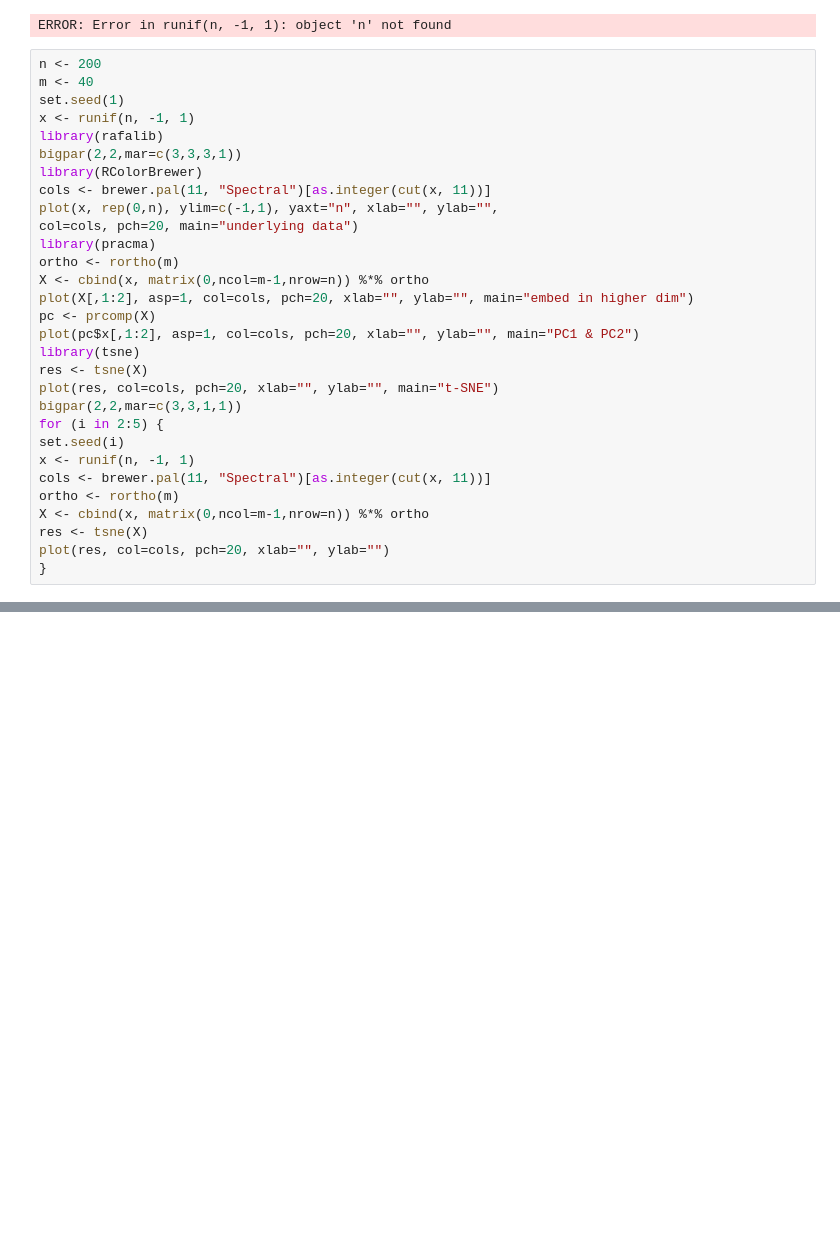
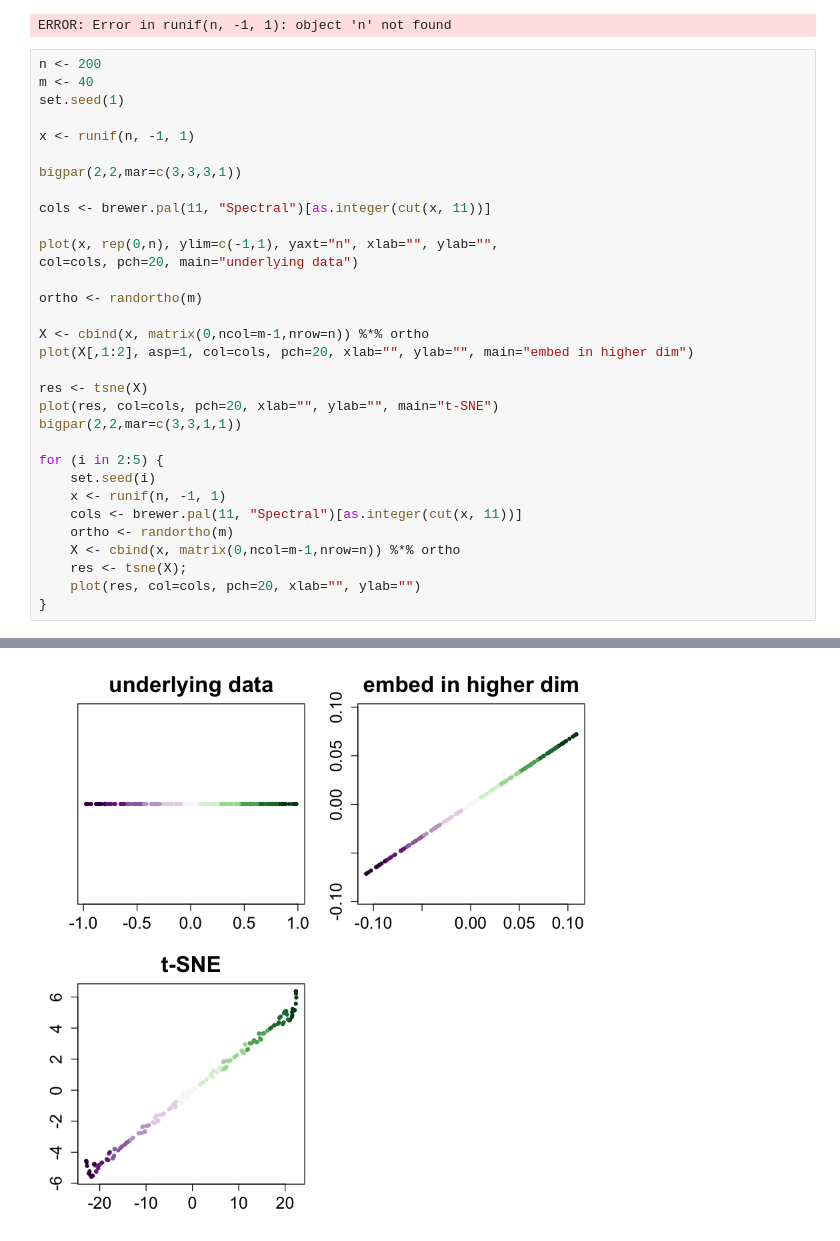
Before and after one commit to trallard/BAD_days, a Jupyter notebook: Day2/BAD_DAY2/dimensionality ReductionR.ipynb, the cells around one changed output, grey strips where cells are left out. Cells and saved outputs as stored; diff of their text form; blank space fills up the shorter version.

```diff
--- a/Day2/BAD_DAY2/dimensionality ReductionR.ipynb
+++ b/Day2/BAD_DAY2/dimensionality ReductionR.ipynb
@@ -390,29 +392,32 @@ ERROR: Error in runif(n, -1, 1): object 'n' not found
 n <- 200
 m <- 40
 set.seed(1)
+
 x <- runif(n, -1, 1)
-library(rafalib)
+
 bigpar(2,2,mar=c(3,3,3,1))
-library(RColorBrewer)
+
 cols <- brewer.pal(11, "Spectral")[as.integer(cut(x, 11))]
+
 plot(x, rep(0,n), ylim=c(-1,1), yaxt="n", xlab="", ylab="",
 col=cols, pch=20, main="underlying data")
-library(pracma)
-ortho <- rortho(m)
+
+ortho <- randortho(m)
+
 X <- cbind(x, matrix(0,ncol=m-1,nrow=n)) %*% ortho
 plot(X[,1:2], asp=1, col=cols, pch=20, xlab="", ylab="", main="embed in higher dim")
-pc <- prcomp(X)
-plot(pc$x[,1:2], asp=1, col=cols, pch=20, xlab="", ylab="", main="PC1 & PC2")
-library(tsne)
+
 res <- tsne(X)
 plot(res, col=cols, pch=20, xlab="", ylab="", main="t-SNE")
 bigpar(2,2,mar=c(3,3,1,1))
+
 for (i in 2:5) {
-set.seed(i)
-x <- runif(n, -1, 1)
-cols <- brewer.pal(11, "Spectral")[as.integer(cut(x, 11))]
-ortho <- rortho(m)
-X <- cbind(x, matrix(0,ncol=m-1,nrow=n)) %*% ortho
-res <- tsne(X)
-plot(res, col=cols, pch=20, xlab="", ylab="")
+    set.seed(i)
+    x <- runif(n, -1, 1)
+    cols <- brewer.pal(11, "Spectral")[as.integer(cut(x, 11))]
+    ortho <- randortho(m)
+    X <- cbind(x, matrix(0,ncol=m-1,nrow=n)) %*% ortho
+    res <- tsne(X);
+    plot(res, col=cols, pch=20, xlab="", ylab="")
 }
+# %% [output]
@@ -418,0 +441 @@ plot(res, col=cols, pch=20, xlab="", ylab="")
+[figure, added]
```
Also changed, not shown: parts of 10 cells of this notebook.
